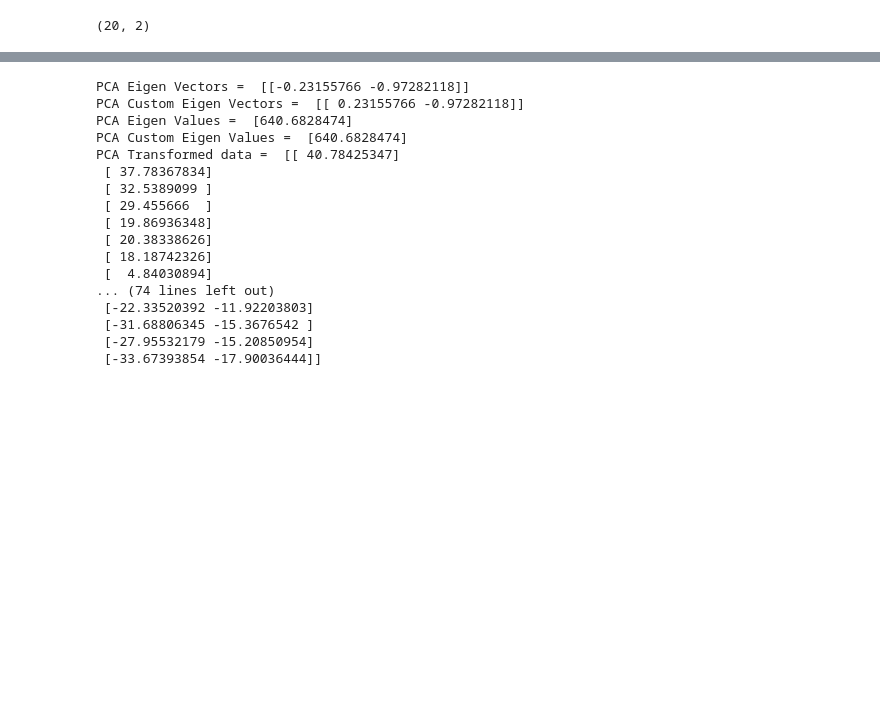
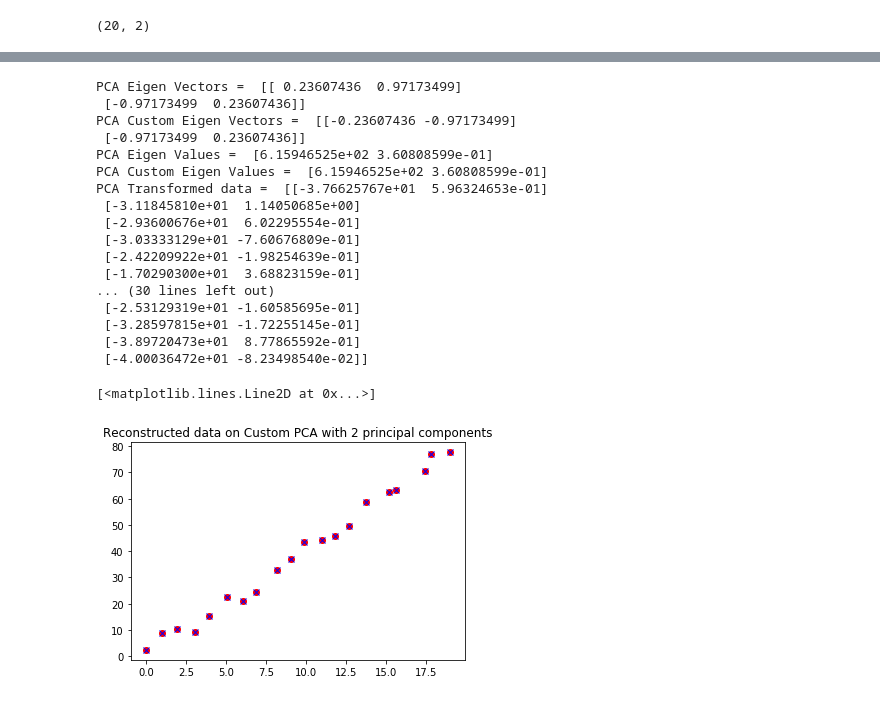
Before and after one commit to vipulpopat/MSCAI_CE4021_Week5, a Jupyter notebook: Etivity5.ipynb, the cells around one changed output, grey strips where cells are left out. Saved outputs shown, nothing was run; the diff lists cells and outputs as text; code cells hidden in the pictures; blank space fills up the shorter version.

```diff
--- a/Etivity5.ipynb
+++ b/Etivity5.ipynb
@@ -81,0 +86,11 @@ class CustomPCA:
+# %%
+num_components = int(input(" Select the num_componenets for PCA : "))
+if num_components == 1 or num_components == 2:
+    pass
+else:
+    raise Exception("Please input num_components as 1 or 2")
+
+
+print("\n********* PCA Implemented for {} components ***********".format(num_components))
+pca = PCA(n_components=num_components)
+pca_custom = CustomPCA(num_components)
@@ -82,36 +101,42 @@ class CustomPCA:
 # %%
-for num_components in (1,2):
-    pca = PCA(n_components=num_components)
-    pca_custom = CustomPCA(num_components)
+pca_fit = pca.fit(data)
+pca_custom_fit = pca_custom.custom_fit(data)
 
-    pca_fit = pca.fit(data)
-    pca_custom_fit = pca_custom.custom_fit(data)
+print("PCA Eigen Vectors = ", pca_fit.components_)
+print("PCA Custom Eigen Vectors = ", pca_custom.eigen_vectors)
+print("PCA Eigen Values = ", pca_fit.explained_variance_)
+print("PCA Custom Eigen Values = ", pca_custom.eigen_values)
 
-    print("PCA Eigen Vectors = ", pca_fit.components_)
-    print("PCA Custom Eigen Vectors = ", pca_custom.eigen_vectors)
-    print("PCA Eigen Values = ", pca_fit.explained_variance_)
-    print("PCA Custom Eigen Values = ", pca_custom.eigen_values)
+data_pca_transform = pca.transform(data)
+data_pca_reduced = pca.inverse_transform(data_pca_transform)
+data_pca_custom_transform = pca_custom.transform(data)
 
-    data_pca_transform = pca.transform(data)
-    data_pca_custom_transform = pca_custom.transform(data)
-
-    print("PCA Transformed data = ", data_pca_transform)
-    print("PCA Custom Transformed data = " , data_pca_custom_transform)
+print("PCA Transformed data = ", data_pca_transform)
+print("PCA Custom Transformed data = " , data_pca_custom_transform)
 # %% [output]
-PCA Eigen Vectors =  [[-0.23155766 -0.97282118]]
-PCA Custom Eigen Vectors =  [[ 0.23155766 -0.97282118]]
-PCA Eigen Values =  [640.6828474]
-PCA Custom Eigen Values =  [640.6828474]
-PCA Transformed data =  [[ 40.78425347]
- [ 37.78367834]
- [ 32.5389099 ]
- [ 29.455666  ]
- [ 19.86936348]
- [ 20.38338626]
- [ 18.18742326]
- [  4.84030894]
-... (74 lines left out)
- [-22.33520392 -11.92203803]
- [-31.68806345 -15.3676542 ]
- [-27.95532179 -15.20850954]
- [-33.67393854 -17.90036444]]
+PCA Eigen Vectors =  [[ 0.23607436  0.97173499]
+ [-0.97173499  0.23607436]]
+PCA Custom Eigen Vectors =  [[-0.23607436 -0.97173499]
+ [-0.97173499  0.23607436]]
+PCA Eigen Values =  [6.15946525e+02 3.60808599e-01]
+PCA Custom Eigen Values =  [6.15946525e+02 3.60808599e-01]
+PCA Transformed data =  [[-3.76625767e+01  5.96324653e-01]
+ [-3.11845810e+01  1.14050685e+00]
+ [-2.93600676e+01  6.02295554e-01]
+ [-3.03333129e+01 -7.60676809e-01]
+ [-2.42209922e+01 -1.98254639e-01]
+ [-1.70290300e+01  3.68823159e-01]
+... (30 lines left out)
+ [-2.53129319e+01 -1.60585695e-01]
+ [-3.28597815e+01 -1.72255145e-01]
+ [-3.89720473e+01  8.77865592e-01]
+ [-4.00036472e+01 -8.23498540e-02]]
+# %%
+# Reconstruct the data on Implemented PCA
+my_data = np.dot(data_pca_custom_transform, pca_custom.eigen_vectors.T) + np.mean(data, axis=0)
+plt.title("Reconstructed data on Custom PCA with {} principal components".format(num_components))
+plt.plot(data[:,0], data[:,1], 'ro')
+plt.plot(my_data[:,0], my_data[:,1], 'bx')
+# %% [output]
+[<matplotlib.lines.Line2D at 0x...>]
+[figure, added]
```
Also changed, not shown: parts of 8 cells of this notebook.
